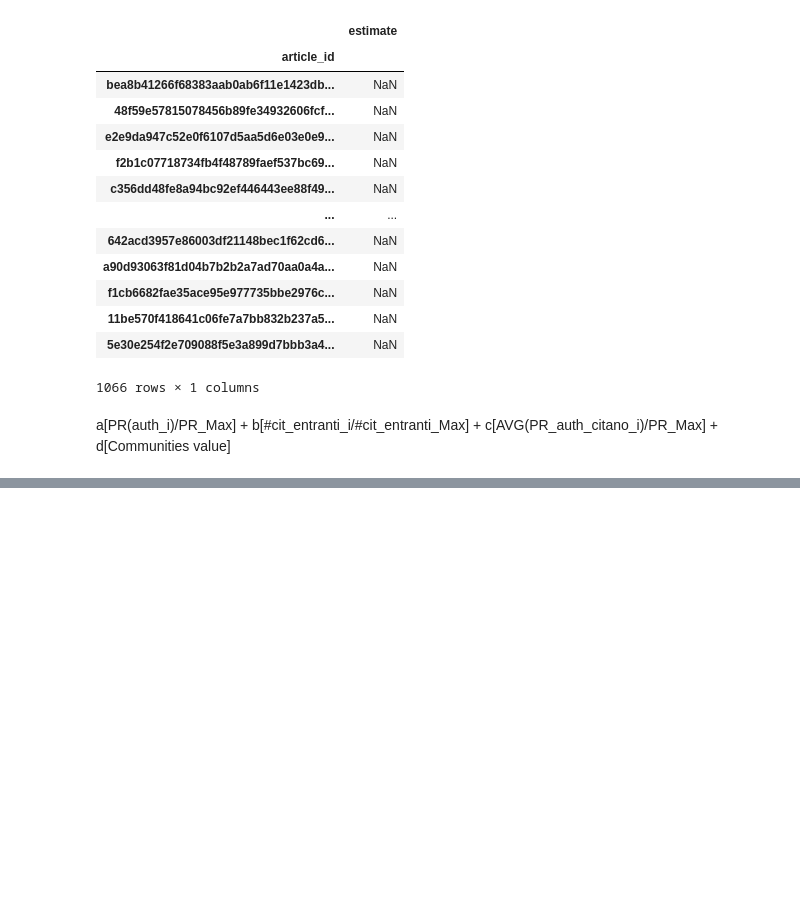
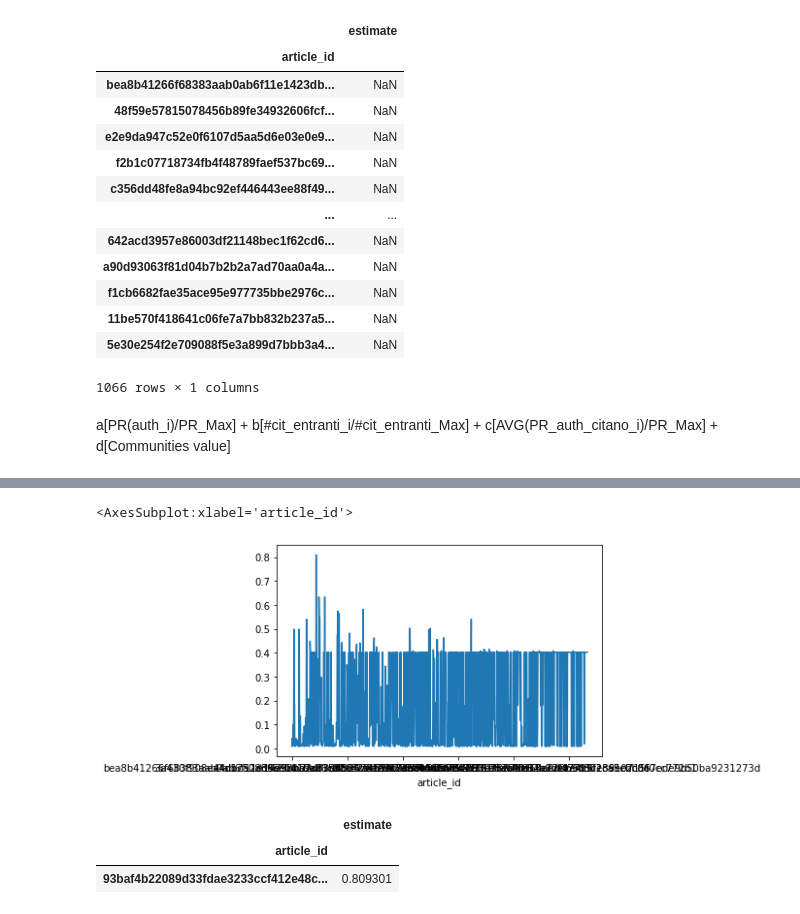
Before and after one commit to matteo-Donofrio-unipi/Master_Degree_Thesis, a Jupyter notebook: CALCOLO FORMULA FINALE/Final Formula .ipynb, the cells around one changed output, grey strips where cells are left out. Cells and saved outputs as stored; diff of their text form; code cells hidden in the pictures; blank space fills up the shorter version.

```diff
--- a/CALCOLO FORMULA FINALE/Final Formula .ipynb
+++ b/CALCOLO FORMULA FINALE/Final Formula .ipynb
@@ -264,28 +302,33 @@ d = 0.25
 # %%
 stima = []
 
-#for i in msg_DB:
+for m in msg_DB:
 
-article_id = msg_DB[10]
 
-print(article_id)
+#print(article_id)
 
-autore = DB_AA_originale[DB_AA_originale['FromNodeId']==article_id]['From_Author_Pub_Key'].values[0]
-PR_autore = PR_df[PR_df['Author']==autore]['PR_values'].values[0]
-num_cit_entranti = len(DB_AA_originale[DB_AA_originale['To_Author_Pub_key']==autore])
-autori_citanti = DB_AA_originale[DB_AA_originale['To_Author_Pub_key']==autore]['From_Author_Pub_Key'].values
-AVG_PR_autori_citanti = PR_df[PR_df['Author'].isin(autori_citanti)]['PR_values'].values.mean()
+    autore = DB_AA_originale[DB_AA_originale['FromNodeId']==m]['From_Author_Pub_Key'].values[0]
+    PR_autore = PR_df[PR_df['Author']==autore]['PR_values'].values[0]
+    num_cit_entranti = len(DB_AA_originale[DB_AA_originale['To_Author_Pub_key']==autore])
+    autori_citanti = DB_AA_originale[DB_AA_originale['To_Author_Pub_key']==autore]['From_Author_Pub_Key'].values
 
-#print(autori_citanti)
+    if(len(autori_citanti)>0):
+        AVG_PR_autori_citanti = PR_df[PR_df['Author'].isin(autori_citanti)]['PR_values'].values.mean()
+    else:
+        AVG_PR_autori_citanti = 0
+    #print(autori_citanti)
 
-#calcolo la distanza tra le communities che mi citano
+    #calcolo la distanza tra le communities che mi citano
 
-communities_citanti = []
+    communities_citanti = []
 
-for i in autori_citanti:
-    print(i)
-    for j in range(len(Communities_splitted)):
-        if(i in Communities_splitted.loc[j]['authors'] ):
-            print(j)
-            communities_citanti.append(j)
-communities_citanti
+    for i in autori_citanti:
+        for j in range(len(Communities_splitted)):
+            if(i in Communities_splitted.loc[j]['authors'] ):
+                communities_citanti.append(j)
+
+    communities_citanti = np.unique(communities_citanti)
+
+    Min_of_hop_avg_dist = computeMinOfHopAvgDist(communities_citanti)
+
+    stima_veridicita_articoli.loc[m]['estimate'] = a*(PR_autore/PR_Max) + b*(num_cit_entranti/cit_entranti_max) + c*(AVG_PR_autori_citanti/PR_Max) + d*(Min_of_hop_avg_dist/max_len)
@@ -407,0 +352,11 @@ True
+# %%
+stima_veridicita_articoli.estimate.plot()
+# %% [output]
+<AxesSubplot:xlabel='article_id'>
+[figure, added]
+# %%
+stima_veridicita_articoli[stima_veridicita_articoli['estimate']>0.8]
+# %% [output]
+|  | estimate |
+| article_id |  |
+| 93baf4b22089d33fdae3233ccf412e48c... | 0.809301 |
```
Also changed, not shown: parts of 27 cells of this notebook.
